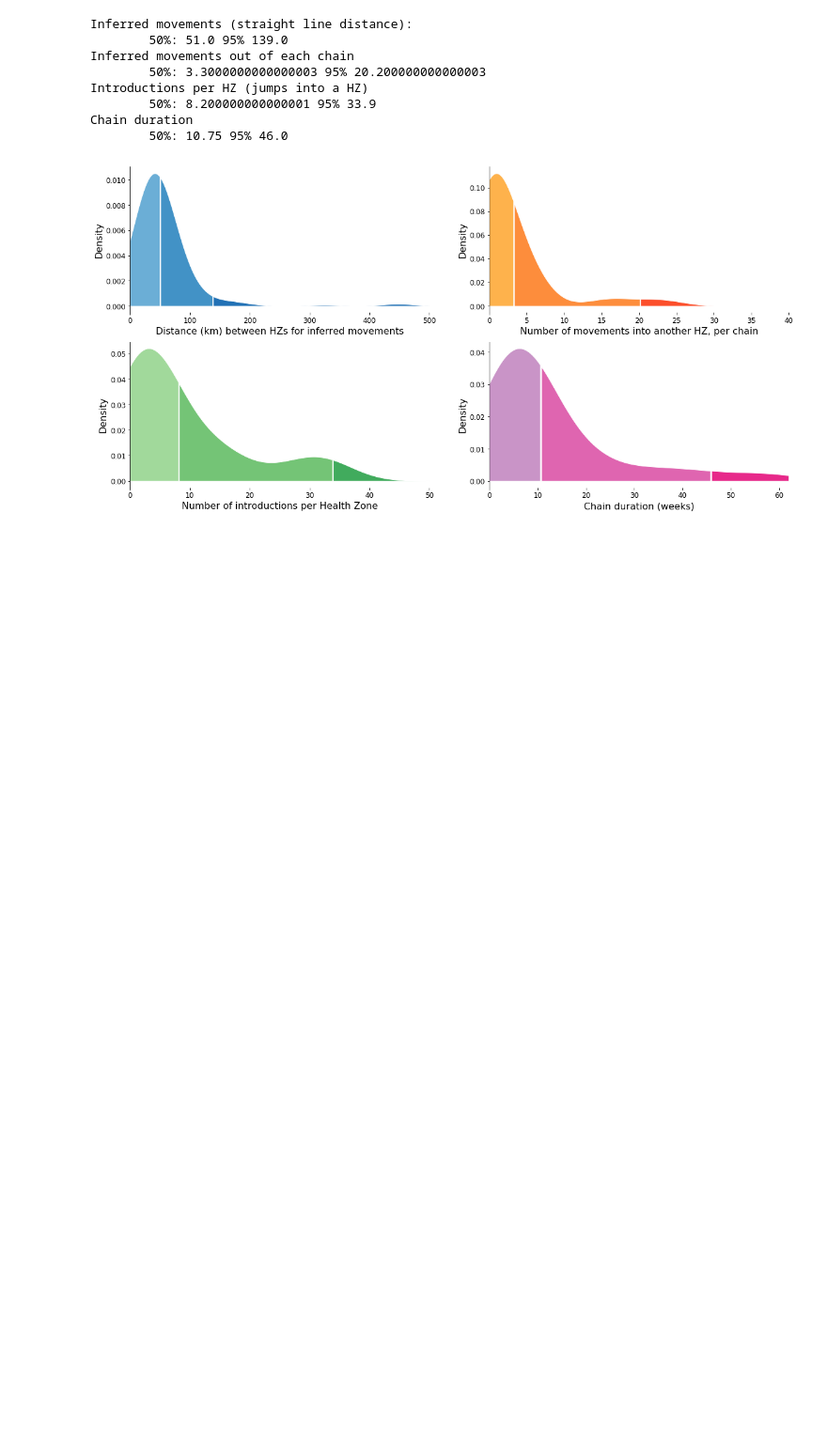
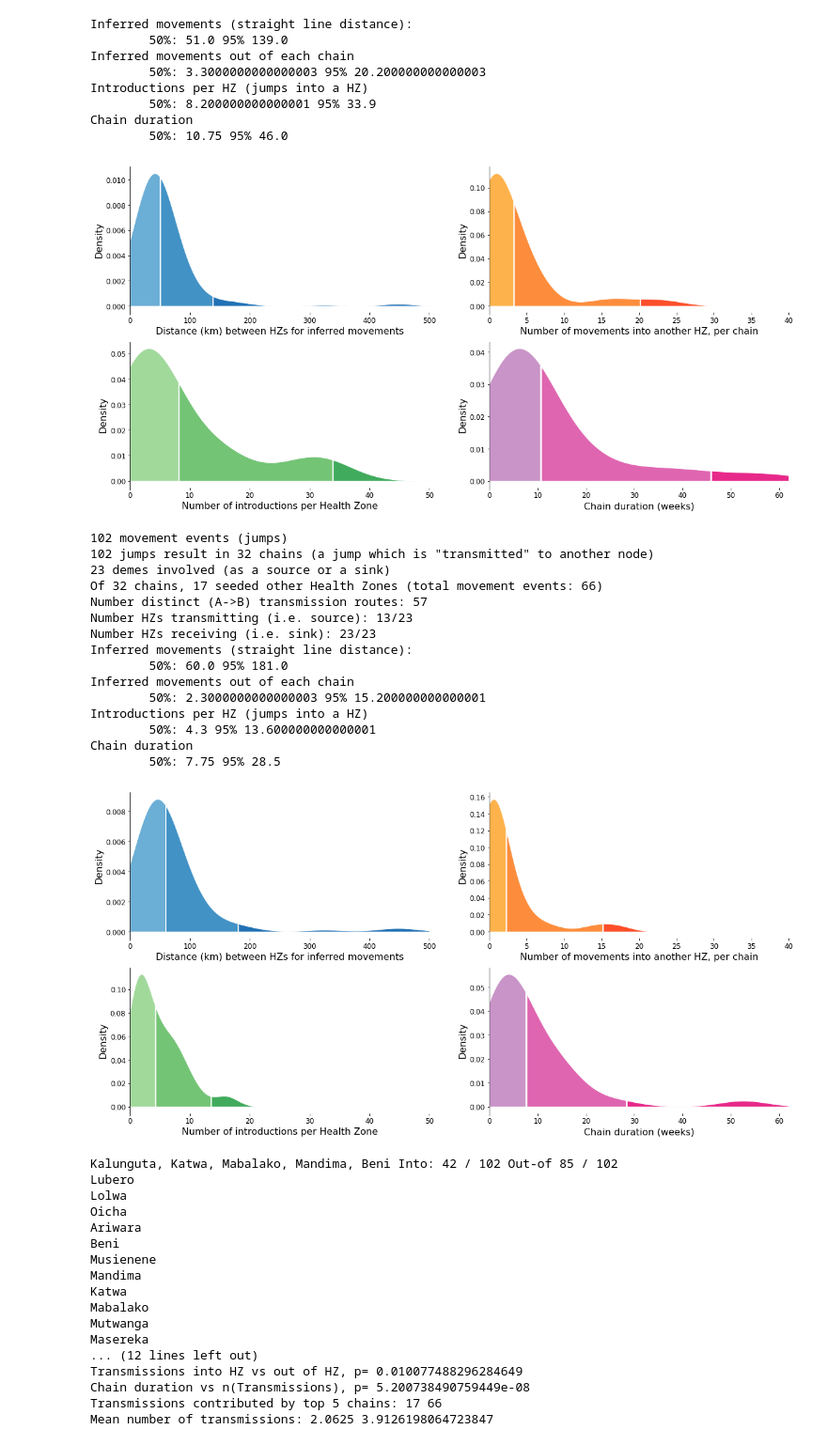
Before and after one commit to blab/ebola-narrative-ms, a Jupyter notebook: notebooks/chains.ipynb, the cells around one changed output. Shown: that part at 94% size. Saved outputs shown, nothing was run; the diff lists cells and outputs as text; code cells hidden in the pictures; blank space fills up the shorter version.

```diff
--- a/notebooks/chains.ipynb
+++ b/notebooks/chains.ipynb
@@ -574,8 +574,44 @@ Chain duration
 # %%
 sub3 = {'jumps': get_jumps("../subsampling-analyses/auspice/ebola-narrative-ms_ThreeperHZmonth.json")}
 analyse_jumps(sub3)
-plot_kdes(data=sub3, filename="Figure_2_subsampled_n3.png")
+plot_kdes(data=sub3, filename="../figures/Figure_2_subsampled_n3.png")
+plot_sup_fig(data=sub3, filename="../figures/sup_fig_jumps_subsampled_n3.png")
 
 sub5 = {'jumps': get_jumps("../subsampling-analyses/auspice/ebola-narrative-ms_FiveperHZmonth.json")}
 analyse_jumps(sub5)
-plot_kdes(data=sub5, filename="Figure_2_subsampled_n5.png")
+plot_kdes(data=sub5, filename="../figures/Figure_2_subsampled_n5.png")
+plot_sup_fig(data=sub5, filename="../figures/sup_fig_jumps_subsampled_n5.png")
+# %% [output]
+102 movement events (jumps)
+102 jumps result in 32 chains (a jump which is "transmitted" to another node)
+23 demes involved (as a source or a sink)
+Of 32 chains, 17 seeded other Health Zones (total movement events: 66)
+Number distinct (A->B) transmission routes: 57
+Number HZs transmitting (i.e. source): 13/23
+Number HZs receiving (i.e. sink): 23/23
+Inferred movements (straight line distance):
+        50%: 60.0 95% 181.0
+Inferred movements out of each chain
+        50%: 2.3000000000000003 95% 15.200000000000001
+Introductions per HZ (jumps into a HZ)
+        50%: 4.3 95% 13.600000000000001
+Chain duration
+        50%: 7.75 95% 28.5
+[figure, added]
+Kalunguta, Katwa, Mabalako, Mandima, Beni Into: 42 / 102 Out-of 85 / 102
+Lubero
+Lolwa
+Oicha
+Ariwara
+Beni
+Musienene
+Mandima
+Katwa
+Mabalako
+Mutwanga
+Masereka
+... (12 lines left out)
+Transmissions into HZ vs out of HZ, p= 0.010077488296284649
+Chain duration vs n(Transmissions), p= 5.200738490759449e-08
+Transmissions contributed by top 5 chains: 17 66
+Mean number of transmissions: 2.0625 3.9126198064723847
```
Also changed, not shown: parts of 5 cells of this notebook, 9 other files.
